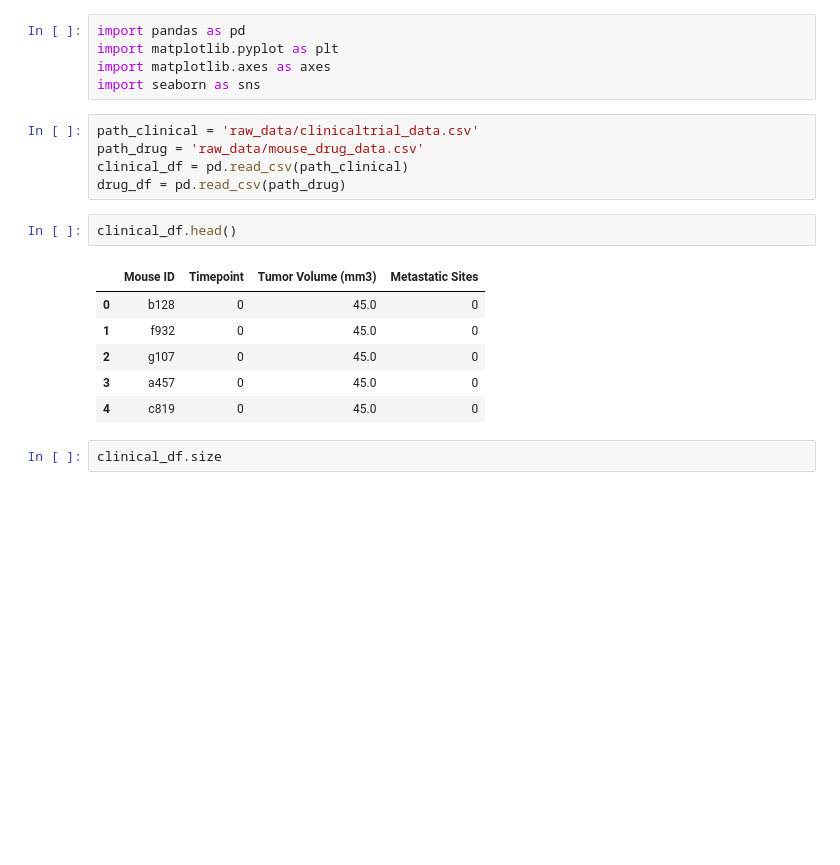
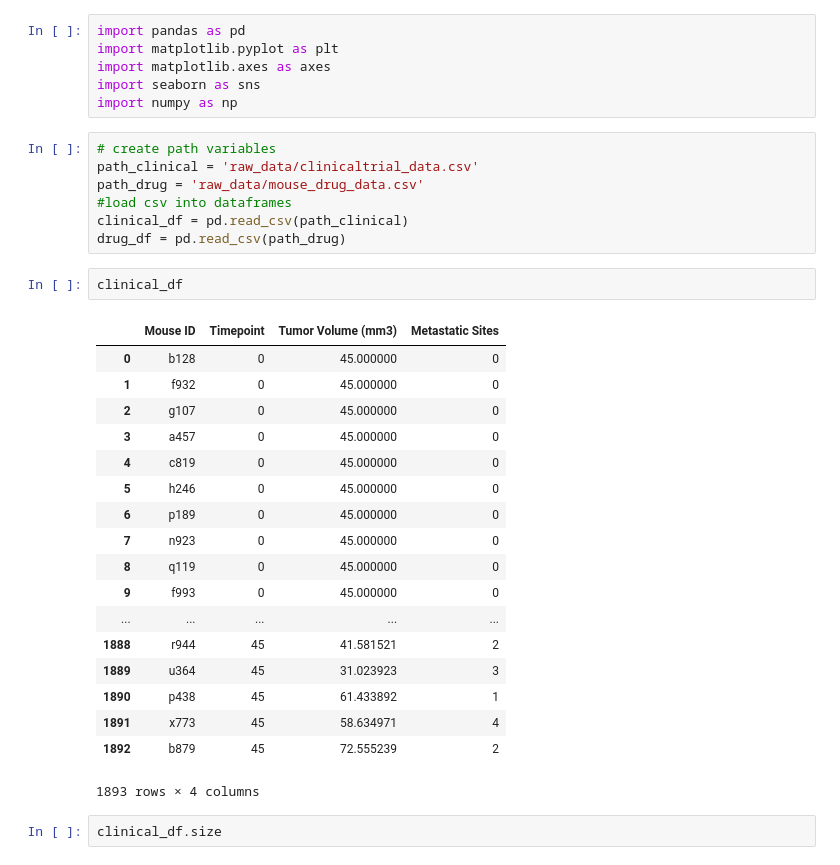
Before and after one commit to jgroth1/Plotting_data, a Jupyter notebook: Pymaceuticals/Pymaceuticals_analysis.ipynb, the cells around one changed output. Drawn from its saved outputs; the diff is of its cells as text; blank space fills up the shorter version.

```diff
--- a/Pymaceuticals/Pymaceuticals_analysis.ipynb
+++ b/Pymaceuticals/Pymaceuticals_analysis.ipynb
@@ -3,20 +3,35 @@ import pandas as pd
 import matplotlib.pyplot as plt
 import matplotlib.axes as axes
 import seaborn as sns
+import numpy as np
 # %%
+# create path variables
 path_clinical = 'raw_data/clinicaltrial_data.csv'
 path_drug = 'raw_data/mouse_drug_data.csv'
+#load csv into dataframes
 clinical_df = pd.read_csv(path_clinical)
 drug_df = pd.read_csv(path_drug)
 # %%
-clinical_df.head()
+clinical_df
 # %% [output]
 |  | Mouse ID | Timepoint | Tumor Volume (mm3) | Metastatic Sites |
-| 0 | b128 | 0 | 45.0 | 0 |
-| 1 | f932 | 0 | 45.0 | 0 |
-| 2 | g107 | 0 | 45.0 | 0 |
-| 3 | a457 | 0 | 45.0 | 0 |
-| 4 | c819 | 0 | 45.0 | 0 |
+| 0 | b128 | 0 | 45.000000 | 0 |
+| 1 | f932 | 0 | 45.000000 | 0 |
+| 2 | g107 | 0 | 45.000000 | 0 |
+| 3 | a457 | 0 | 45.000000 | 0 |
+| 4 | c819 | 0 | 45.000000 | 0 |
+| 5 | h246 | 0 | 45.000000 | 0 |
+| 6 | p189 | 0 | 45.000000 | 0 |
+| 7 | n923 | 0 | 45.000000 | 0 |
+| 8 | q119 | 0 | 45.000000 | 0 |
+| 9 | f993 | 0 | 45.000000 | 0 |
+| ... | ... | ... | ... | ... |
+| 1888 | r944 | 45 | 41.581521 | 2 |
+| 1889 | u364 | 45 | 31.023923 | 3 |
+| 1890 | p438 | 45 | 61.433892 | 1 |
+| 1891 | x773 | 45 | 58.634971 | 4 |
+| 1892 | b879 | 45 | 72.555239 | 2 |
+1893 rows × 4 columns
 # %%
 clinical_df.size
 # %% [output]
```
Also changed, not shown: parts of 7 cells of this notebook, 4 other files.
